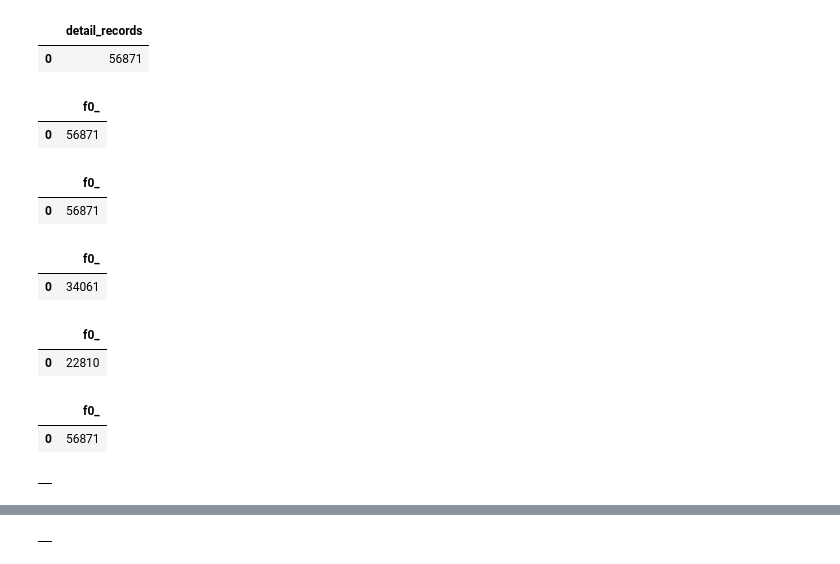
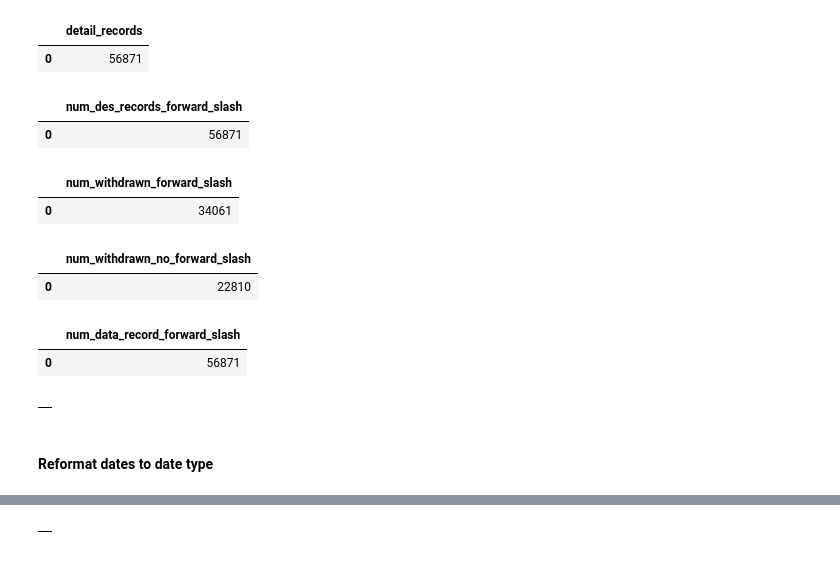
Before and after one commit to cs327e-spring2020/stacy_gomez, a Jupyter notebook: extra_cred/hrsa_modeled.ipynb, the cells around one changed output, grey strips where cells are left out. Drawn from its saved outputs; the diff is of its cells as text; code cells hidden in the pictures.

```diff
--- a/extra_cred/hrsa_modeled.ipynb
+++ b/extra_cred/hrsa_modeled.ipynb
@@ -98,46 +100,38 @@ hrsa_modeled.shortage_area_detail_s1
 # %% [output]
 |  | detail_records |
 | 0 | 56871 |
+# %%
+%%bigquery
+select count(*) as num_des_records_forward_slash
+from hrsa_modeled.shortage_area_detail_s1
+where strpos(designation_last_update, '/') > 0
+# %% [output]
+|  | num_des_records_forward_slash |
+| 0 | 56871 |
+# %%
+%%bigquery
+select count(*) as num_withdrawn_forward_slash
+from hrsa_modeled.shortage_area_detail_s1
+where strpos(withdrawn_date, '/') > 0
+# %% [output]
+|  | num_withdrawn_forward_slash |
+| 0 | 34061 |
 # %%
 %%bigquery
-select count(*)
+select count(*) num_withdrawn_no_forward_slash
 from hrsa_modeled.shortage_area_detail_s1
-where strpos(designation_date, '/') > 0
+where strpos(withdrawn_date, '/') = 0
 # %% [output]
-|  | f0_ |
-| 0 | 56871 |
+|  | num_withdrawn_no_forward_slash |
+| 0 | 22810 |
 # %%
 %%bigquery
-select count(*)
+select count(*) as num_data_record_forward_slash
 from hrsa_modeled.shortage_area_detail_s1
-where strpos(designation_last_update, '/') > 0
+where strpos(data_warehouse_record_create_date, '/') > 0
 # %% [output]
-|  | f0_ |
+|  | num_data_record_forward_slash |
 | 0 | 56871 |
-# %%
-%%bigquery
-select count(*)
-from hrsa_modeled.shortage_area_detail_s1
-where strpos(withdrawn_date, '/') > 0
-# %% [output]
-|  | f0_ |
-| 0 | 34061 |
-# %%
-%%bigquery
-select count(*)
-from hrsa_modeled.shortage_area_detail_s1
-where strpos(withdrawn_date, '/') = 0
-# %% [output]
-|  | f0_ |
-| 0 | 22810 |
-# %%
-%%bigquery
-select count(*)
-from hrsa_modeled.shortage_area_detail_s1
-where strpos(data_warehouse_record_create_date, '/') > 0
-# %% [output]
-|  | f0_ |
-| 0 | 56871 |
 # %%
 %%bigquery
 create or replace table hrsa_modeled.shortage_area_detail_s2 as
@@ -146,6 +140,8 @@ from hrsa_modeled.shortage_area_detail_s1
 where strpos(withdrawn_date, '/') > 0
 # %% [output]
 |  |
+# %% [markdown]
+#### Reformat dates to date type
 # %%
 %%bigquery
 select id, hpsa_name, hpsa_id, bchmis_org_id_num, designation_type, hpsa_discipline_class, hpsa_score, hpsa_fte,
```
Also changed, not shown: parts of 7 cells of this notebook, 1 other file.
